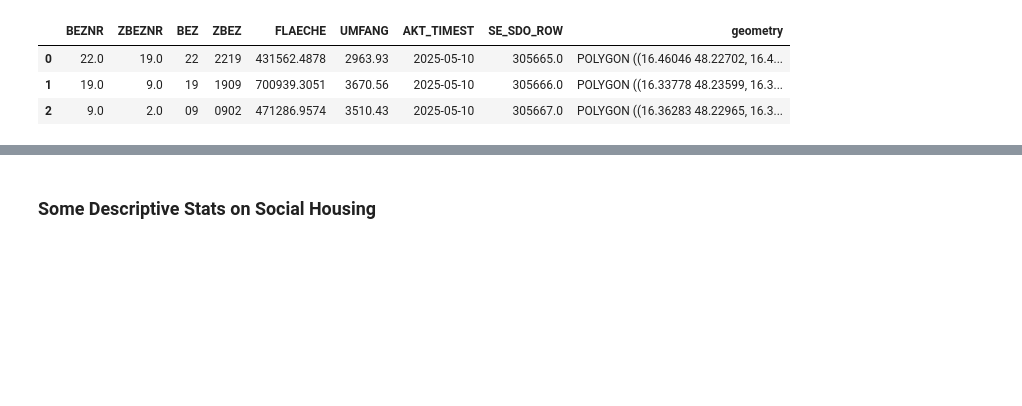
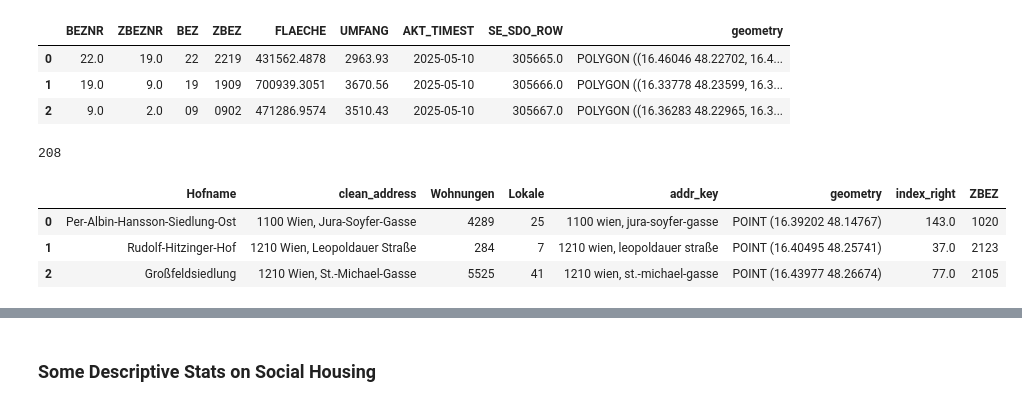
Before and after one commit to isiloral/ma_thesis, a Jupyter notebook: 03.social_housing.ipynb, the cells around one changed output, grey strips where cells are left out. Cells and saved outputs as stored; diff of their text form; code cells hidden in the pictures; blank space fills up the shorter version.

```diff
--- a/social_housing.ipynb
+++ b/03.social_housing.ipynb
@@ -247,14 +243,22 @@ census_boundaries.head(3)
 # %%
 # Make sure both GeoDataFrames have the same CRS
 social_housing_gdf = social_housing_gdf.to_crs(census_boundaries.crs)
 
 # Perform spatial join to find out which census district each point belongs to
 social_with_district = gpd.sjoin(
     social_housing_gdf,
     census_boundaries[["geometry", "ZBEZ"]],
     how="left",
     predicate="within"
 )
+print(social_with_district['ZBEZ'].nunique())
+social_with_district.head(3)
+# %% [output]
+208
+|  | Hofname | clean_address | Wohnungen | Lokale | addr_key | geometry | index_right | ZBEZ |
+| 0 | Per-Albin-Hansson-Siedlung-Ost | 1100 Wien, Jura-Soyfer-Gasse | 4289 | 25 | 1100 wien, jura-soyfer-gasse | POINT (16.39202 48.14767) | 143.0 | 1020 |
+| 1 | Rudolf-Hitzinger-Hof | 1210 Wien, Leopoldauer Straße | 284 | 7 | 1210 wien, leopoldauer straße | POINT (16.40495 48.25741) | 37.0 | 2123 |
+| 2 | Großfeldsiedlung | 1210 Wien, St.-Michael-Gasse | 5525 | 41 | 1210 wien, st.-michael-gasse | POINT (16.43977 48.26674) | 77.0 | 2105 |
 # %%
 # Group by census district and sum number of apartments
 social_counts = social_with_district.groupby("ZBEZ")["Wohnungen"].sum().reset_index()
```
Also changed, not shown: parts of 13 cells of this notebook, 27 other files.
